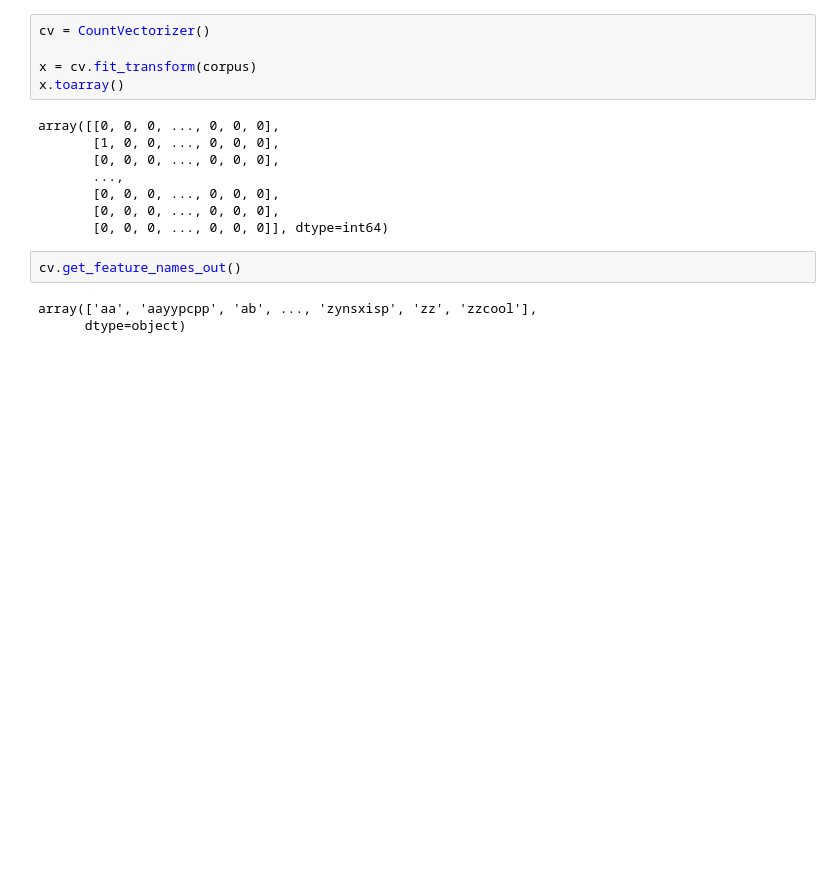
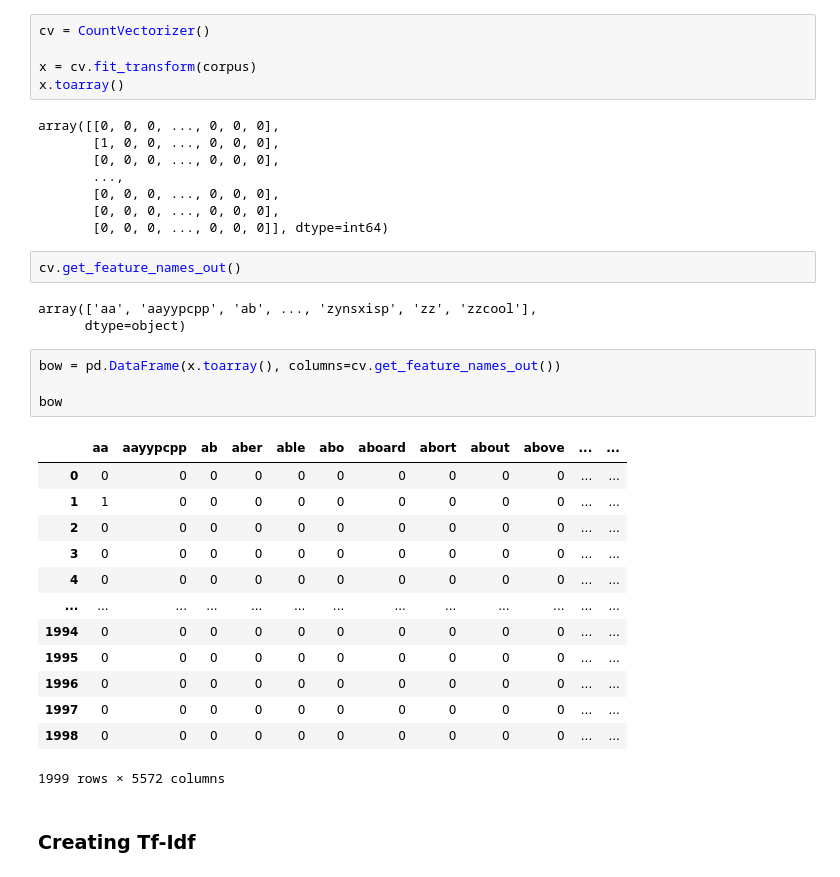
Before and after one commit to kunal-mallick/Data-Science-Assignments, a Jupyter notebook: Assignment_11_Text Mining/Code/Q1_Elon_musk.ipynb, the cells around one changed output. Drawn from its saved outputs; the diff is of its cells as text; blank space fills up the shorter version.

```diff
--- a/Assignment_11_Text Mining/Code/Q1_Elon_musk.ipynb
+++ b/Assignment_11_Text Mining/Code/Q1_Elon_musk.ipynb
@@ -116,3 +132,23 @@ cv.get_feature_names_out()
 # %% [output]
 array(['aa', 'aayypcpp', 'ab', ..., 'zynsxisp', 'zz', 'zzcool'],
       dtype=object)
+# %%
+bow = pd.DataFrame(x.toarray(), columns=cv.get_feature_names_out())
+
+bow
+# %% [output]
+|  | aa | aayypcpp | ab | aber | able | abo | aboard | abort | about | above | ... | ... |
+| 0 | 0 | 0 | 0 | 0 | 0 | 0 | 0 | 0 | 0 | 0 | ... | ... |
+| 1 | 1 | 0 | 0 | 0 | 0 | 0 | 0 | 0 | 0 | 0 | ... | ... |
+| 2 | 0 | 0 | 0 | 0 | 0 | 0 | 0 | 0 | 0 | 0 | ... | ... |
+| 3 | 0 | 0 | 0 | 0 | 0 | 0 | 0 | 0 | 0 | 0 | ... | ... |
+| 4 | 0 | 0 | 0 | 0 | 0 | 0 | 0 | 0 | 0 | 0 | ... | ... |
+| ... | ... | ... | ... | ... | ... | ... | ... | ... | ... | ... | ... | ... |
+| 1994 | 0 | 0 | 0 | 0 | 0 | 0 | 0 | 0 | 0 | 0 | ... | ... |
+| 1995 | 0 | 0 | 0 | 0 | 0 | 0 | 0 | 0 | 0 | 0 | ... | ... |
+| 1996 | 0 | 0 | 0 | 0 | 0 | 0 | 0 | 0 | 0 | 0 | ... | ... |
+| 1997 | 0 | 0 | 0 | 0 | 0 | 0 | 0 | 0 | 0 | 0 | ... | ... |
+| 1998 | 0 | 0 | 0 | 0 | 0 | 0 | 0 | 0 | 0 | 0 | ... | ... |
+1999 rows × 5572 columns
+# %% [markdown]
+### Creating Tf-Idf
```
Also changed, not shown: parts of 8 cells of this notebook.
